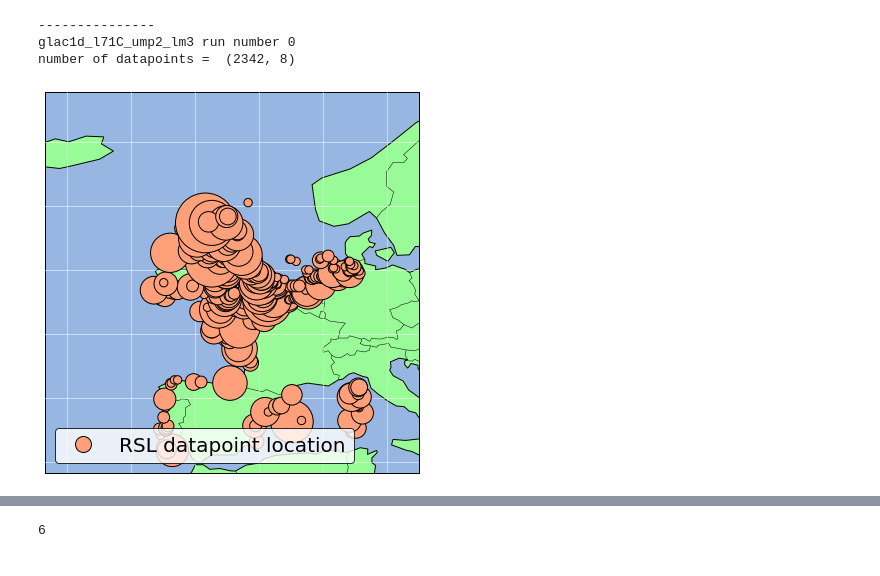
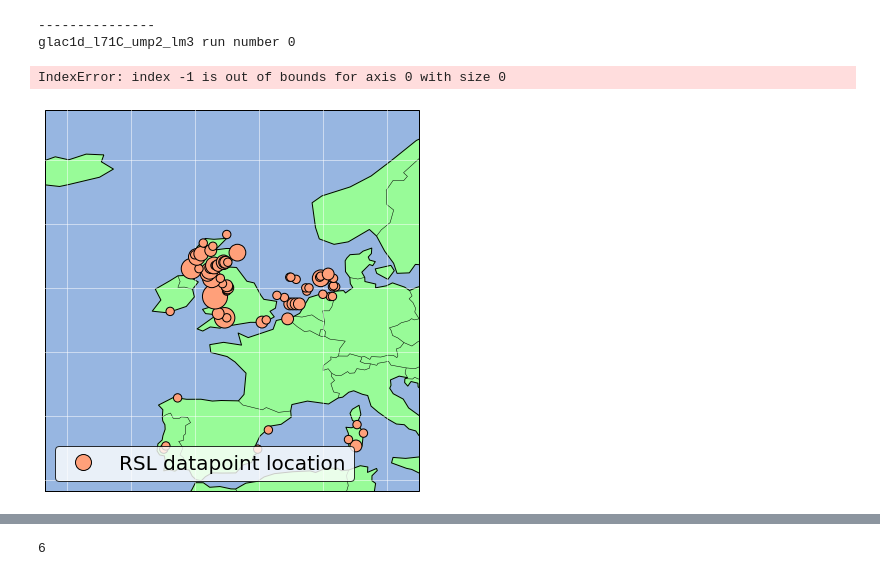
Before and after one commit to rcameronc/Holocene_readv, a Jupyter notebook: test_book.ipynb, the cells around one changed output, grey strips where cells are left out. Saved outputs shown, nothing was run; the diff lists cells and outputs as text; code cells hidden in the pictures.

```diff
--- a/test_book.ipynb
+++ b/test_book.ipynb
@@ -73,12 +73,12 @@ class MidpointNormalize(Normalize):
 # tmin = int(args.tmin)
 # place = args.place
 
-ice_models =  ['glac1d_']#['d6g_h6g_'] #
+ice_models =  ['glac1d_']# ['d6g_h6g_'] #
 lith_thicknesses = ['l71C']
 um = 'p2'
 lm = '3'
 tmax = '12010'
-tmin = '1950'
+tmin = '9000'
 place = 'europe'
 
 for i, ice_model in enumerate(ice_models):
@@ -128,11 +128,11 @@ for i, ice_model in enumerate(ice_models):
                          & (dfind.lat < extent[3])][[
                              'lat', 'lon', 'rsl', 'rsl_er_max', 'age'
                          ]]
-        preslocs = df_place.groupby(['lat', 'lon'])[['rsl', 'rsl_er_max', 'age']].nunique().reset_index()[::2]
-        preslocs['rsl'] = 0
-        preslocs['rsl_er_max'] = 0
-        preslocs['age'] = 0
-        df_place = pd.concat([df_place, preslocs]).reset_index(drop=True)
+#         preslocs = df_place.groupby(['lat', 'lon'])[['rsl', 'rsl_er_max', 'age']].nunique().reset_index()[::3]
+#         preslocs['rsl'] = 0.3
+#         preslocs['rsl_er_max'] = 0.4
+#         preslocs['age'] = 200
+#         df_place = pd.concat([df_place, preslocs]).reset_index(drop=True)
 
 df_place.shape
 # %% [output]
@@ -330,7 +314,9 @@ def one_mod(path, names):
 #make composite of a bunch of GIA runs, i.e. GIA prior
 
 if ice_model == 'glac1d_':
-    path = f'data/glac1d_/output_{model}'
+#     path = f'data/glac1d_/output_{model}'
+    path = f'/Users/rogercreel/Desktop/readv_files/glac1d_/output_{model}'
+
 
     #make composite of a bunch of GIA runs, i.e. GIA prior
     ds = one_mod(path, [model])
@@ -367,7 +353,8 @@ for i, modelrun in enumerate(runs):
 
     if ice_model == 'glac1d_':
         # make prior RSL
-        ds_area = one_mod(path, [ice_model + lith_thickness]).sel(modelrun=modelrun).rsl.sel(
+        ds_area = one_mod(path, [ice_model + lith_thickness]).sel(modelrun=modelrun).rsl
+        ds_area = ds_area.assign_coords({'lat':ds_area.lat.values[::-1]}).sel(
                                             age=slice(tmax, tmin),
                                             lon=slice(df_place.lon.min() - 2,
                                                       df_place.lon.max() + 2),
@@ -377,32 +364,32 @@ for i, modelrun in enumerate(runs):
 
     else:
         # make prior RSL
         ds_area = one_mod(path, [ice_model + lith_thickness]).sel(modelrun=modelrun).rsl
         ds_area = ds_area.assign_coords({'lat':ds_area.lat.values[::-1]}).sel(
                                             age=slice(tmax, tmin),
                                             lon=slice(df_place.lon.min() - 2,
                                                       df_place.lon.max() + 2),
                                             lat=slice(df_place.lat.max() + 2,
                                                       df_place.lat.min() - 2)).load().to_dataset().interp(
                                             age=ds_readv.age, lon=ds_readv.lon, lat=ds_readv.lat)
 
 
     #sample each model at points where we have RSL data
     def ds_select(ds):
         return ds.rsl.sel(age=[row.age],
                           lon=[row.lon],
                           lat=[row.lat],
                           method='nearest').squeeze().values
 
     #select points at which RSL data exists
     for i, row in df_place.iterrows():
         df_place.loc[i, 'rsl_realresid'] = df_place.rsl[i] - ds_select(ds_area)
         df_place.loc[i, 'rsl_giaprior'] = ds_select(ds_area)
         df_place.loc[i, 'rsl_giaprior_std'] = ds_select(ds_areastd)
 
     print('number of datapoints = ', df_place.shape)
 # %% [output]
 ---------------
 glac1d_l71C_ump2_lm3 run number 0
-number of datapoints =  (2342, 8)
+IndexError: index -1 is out of bounds for axis 0 with size 0
-[figure, old version]
+[figure, new version]
```
Also changed, not shown: parts of 5 cells of this notebook, 1 other file.
